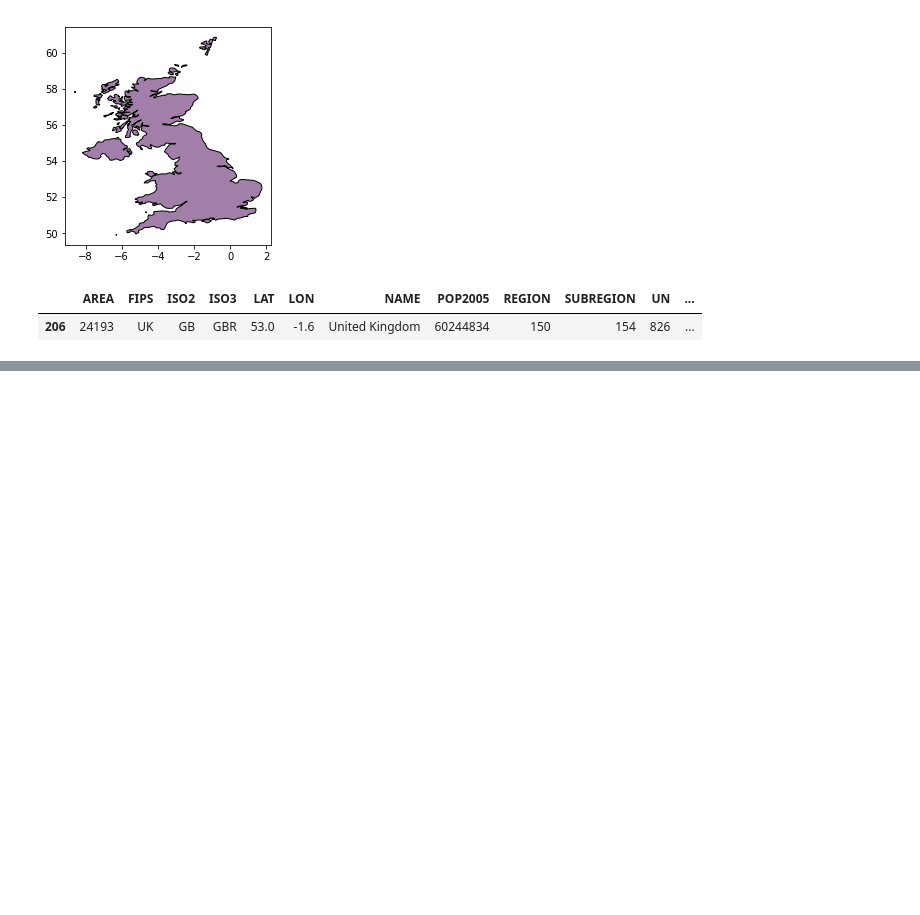
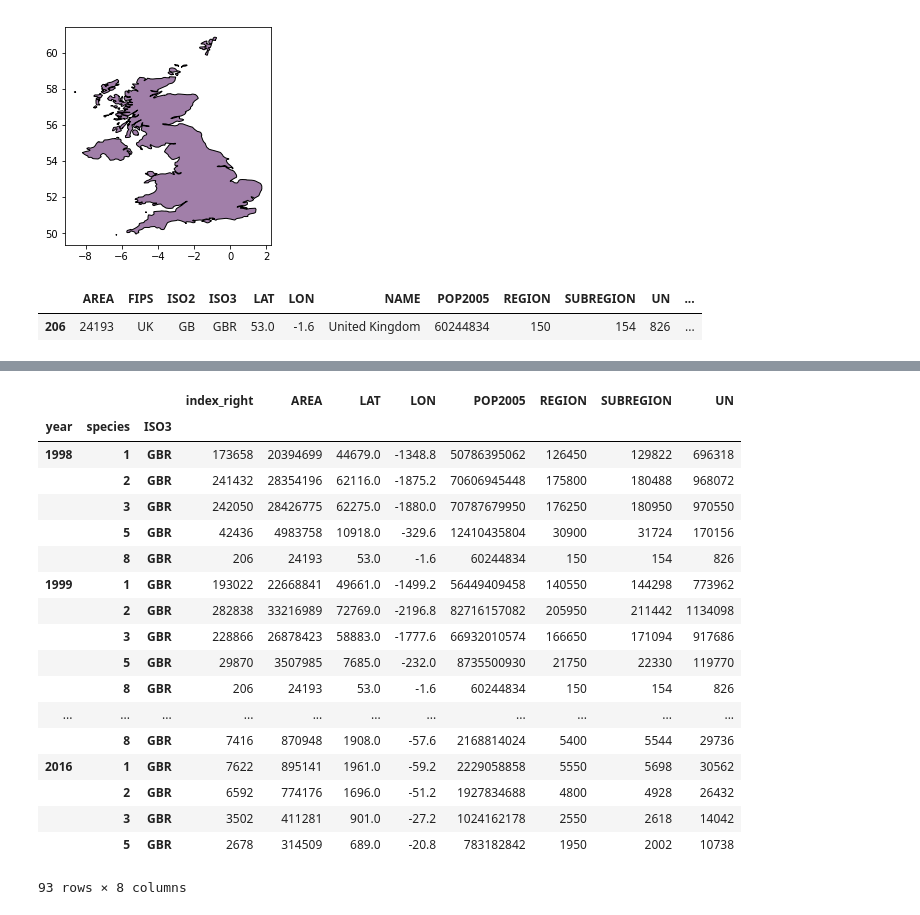
Before and after one commit to Vizzuality/eubon_butterflies, a Jupyter notebook: dev_notebooks/national_vector_only.ipynb, the cells around one changed output, grey strips where cells are left out. Cells and saved outputs as stored; diff of their text form; code cells hidden in the pictures; blank space fills up the shorter version.

```diff
--- a/dev_notebooks/national_vector_only.ipynb
+++ b/dev_notebooks/national_vector_only.ipynb
@@ -101,0 +115,23 @@ NotImplementedError: overlay currently only implemented for GeoDataFrames
+# %%
+grouped_uk = uk_points.groupby(['year','species', 'ISO3'])
+grouped_uk.sum()
+# %% [output]
+|  |  |  | index_right | AREA | LAT | LON | POP2005 | REGION | SUBREGION | UN |
+| year | species | ISO3 |  |  |  |  |  |  |  |  |
+| 1998 | 1 | GBR | 173658 | 20394699 | 44679.0 | -1348.8 | 50786395062 | 126450 | 129822 | 696318 |
+|  | 2 | GBR | 241432 | 28354196 | 62116.0 | -1875.2 | 70606945448 | 175800 | 180488 | 968072 |
+|  | 3 | GBR | 242050 | 28426775 | 62275.0 | -1880.0 | 70787679950 | 176250 | 180950 | 970550 |
+|  | 5 | GBR | 42436 | 4983758 | 10918.0 | -329.6 | 12410435804 | 30900 | 31724 | 170156 |
+|  | 8 | GBR | 206 | 24193 | 53.0 | -1.6 | 60244834 | 150 | 154 | 826 |
+| 1999 | 1 | GBR | 193022 | 22668841 | 49661.0 | -1499.2 | 56449409458 | 140550 | 144298 | 773962 |
+|  | 2 | GBR | 282838 | 33216989 | 72769.0 | -2196.8 | 82716157082 | 205950 | 211442 | 1134098 |
+|  | 3 | GBR | 228866 | 26878423 | 58883.0 | -1777.6 | 66932010574 | 166650 | 171094 | 917686 |
+|  | 5 | GBR | 29870 | 3507985 | 7685.0 | -232.0 | 8735500930 | 21750 | 22330 | 119770 |
+|  | 8 | GBR | 206 | 24193 | 53.0 | -1.6 | 60244834 | 150 | 154 | 826 |
+| ... | ... | ... | ... | ... | ... | ... | ... | ... | ... | ... |
+|  | 8 | GBR | 7416 | 870948 | 1908.0 | -57.6 | 2168814024 | 5400 | 5544 | 29736 |
+| 2016 | 1 | GBR | 7622 | 895141 | 1961.0 | -59.2 | 2229058858 | 5550 | 5698 | 30562 |
+|  | 2 | GBR | 6592 | 774176 | 1696.0 | -51.2 | 1927834688 | 4800 | 4928 | 26432 |
+|  | 3 | GBR | 3502 | 411281 | 901.0 | -27.2 | 1024162178 | 2550 | 2618 | 14042 |
+|  | 5 | GBR | 2678 | 314509 | 689.0 | -20.8 | 783182842 | 1950 | 2002 | 10738 |
+93 rows × 8 columns
```
Also changed, not shown: parts of 27 cells of this notebook, 5 other files.
